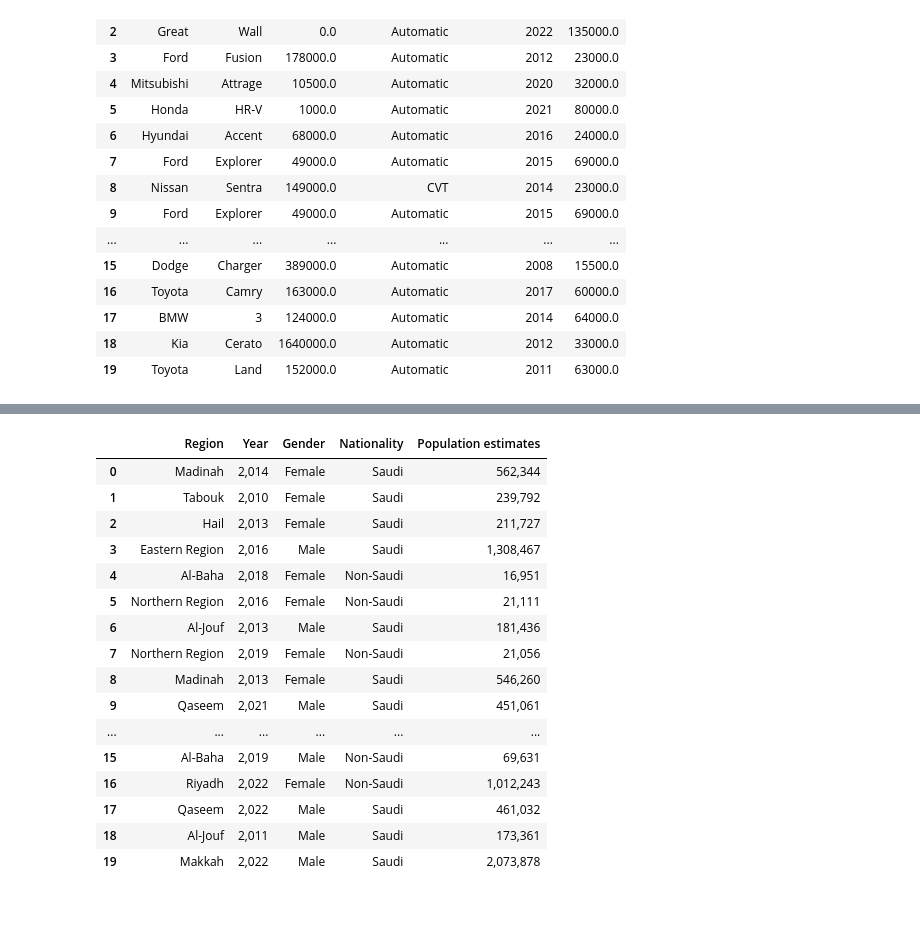
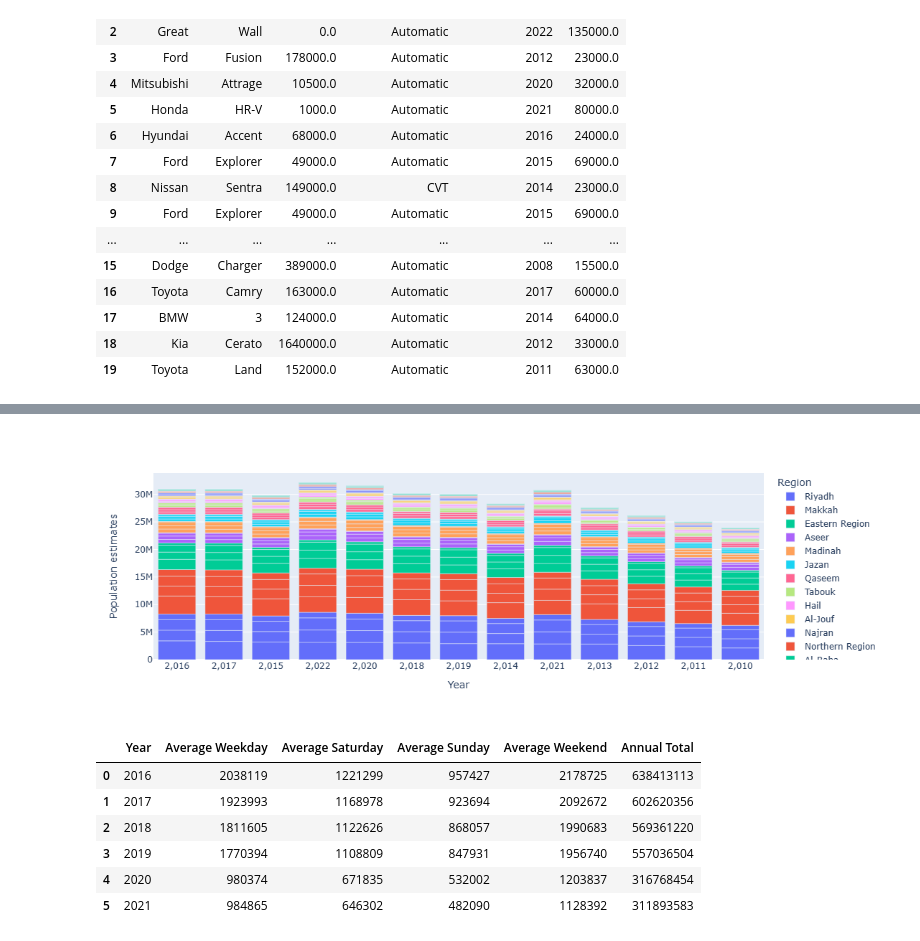
Before and after one commit to Nada-x/Public-Transportation, a Jupyter notebook: team2.ipynb, the cells around one changed output, grey strips where cells are left out. Saved outputs shown, nothing was run; the diff lists cells and outputs as text; code cells hidden in the pictures; blank space fills up the shorter version.

```diff
--- a/team2.ipynb
+++ b/team2.ipynb
@@ -211,0 +90,6 @@ plt.show()
+# %%
+df2 = pd.read_csv("Population estimates by gender nationality and region 2010 - 2022_data.csv")
+df2['Population estimates'] = df2['Population estimates'].str.replace(',', '')
+df2["Population estimates"]=df2["Population estimates"].astype('int')
+#df2=df2["year"].astype('int')
+df2.info()
@@ -212,21 +109,23 @@ plt.show()
+# %%
+top = df2.sort_values('Population estimates', ascending=False)
+#top=top.value_counts()
+
+figzz = px.bar(top, x="Year", y="Population estimates",
+             hover_data="Region", color='Region',
+
+             labels={'year':'Year', 'pop':'population of Saudi Arabia'}, height=400)
+figzz.show()
+#top.head(20)
+# %% [output]
+[figure, added]
 # %%
-df2 = pd.read_csv("Population_estimates_by_gender_nationality_and_region_2010_-_2022_data.csv")
-df2.head(20)
+df4 = pd.read_csv("bus_ridership_New_York_City_Transit.csv")
+df.head(20)
 # %% [output]
-|  | Region | Year | Gender | Nationality | Population estimates |
-| 0 | Madinah | 2,014 | Female | Saudi | 562,344 |
-| 1 | Tabouk | 2,010 | Female | Saudi | 239,792 |
-| 2 | Hail | 2,013 | Female | Saudi | 211,727 |
-| 3 | Eastern Region | 2,016 | Male | Saudi | 1,308,467 |
-| 4 | Al-Baha | 2,018 | Female | Non-Saudi | 16,951 |
-| 5 | Northern Region | 2,016 | Female | Non-Saudi | 21,111 |
-| 6 | Al-Jouf | 2,013 | Male | Saudi | 181,436 |
-| 7 | Northern Region | 2,019 | Female | Non-Saudi | 21,056 |
-| 8 | Madinah | 2,013 | Female | Saudi | 546,260 |
-| 9 | Qaseem | 2,021 | Male | Saudi | 451,061 |
-| ... | ... | ... | ... | ... | ... |
-| 15 | Al-Baha | 2,019 | Male | Non-Saudi | 69,631 |
-| 16 | Riyadh | 2,022 | Female | Non-Saudi | 1,012,243 |
-| 17 | Qaseem | 2,022 | Male | Saudi | 461,032 |
-| 18 | Al-Jouf | 2,011 | Male | Saudi | 173,361 |
-| 19 | Makkah | 2,022 | Male | Saudi | 2,073,878 |
+|  | Year | Average Weekday | Average Saturday | Average Sunday | Average Weekend | Annual Total |
+| 0 | 2016 | 2038119 | 1221299 | 957427 | 2178725 | 638413113 |
+| 1 | 2017 | 1923993 | 1168978 | 923694 | 2092672 | 602620356 |
+| 2 | 2018 | 1811605 | 1122626 | 868057 | 1990683 | 569361220 |
+| 3 | 2019 | 1770394 | 1108809 | 847931 | 1956740 | 557036504 |
+| 4 | 2020 | 980374 | 671835 | 532002 | 1203837 | 316768454 |
+| 5 | 2021 | 984865 | 646302 | 482090 | 1128392 | 311893583 |
```
Also changed, not shown: parts of 14 cells of this notebook, 1 other file.
